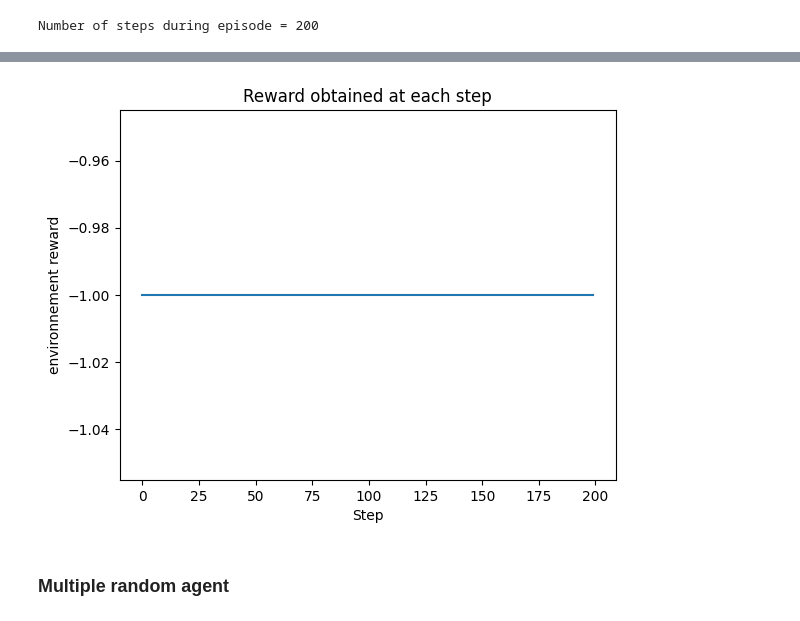
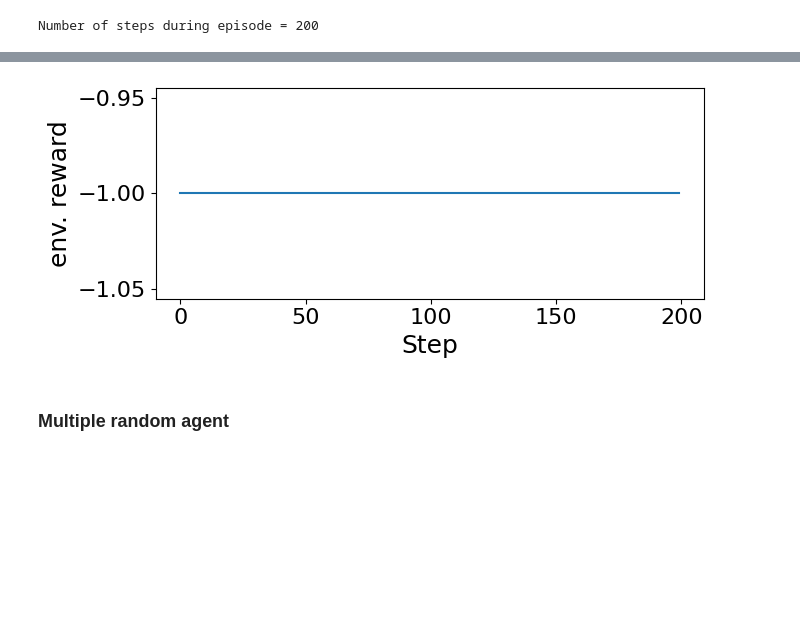
Before and after one commit to schiesser/MontainCar, a Jupyter notebook: Code/RandomAgent.ipynb, the cells around one changed output, grey strips where cells are left out. Saved outputs shown, nothing was run; the diff lists cells and outputs as text; code cells hidden in the pictures; blank space fills up the shorter version.

```diff
--- a/Code/RandomAgent.ipynb
+++ b/Code/RandomAgent.ipynb
@@ -38,11 +46,15 @@ plt.show()
 # %%
+plt.figure(figsize=(7, 3))
 plt.plot(simple_random.observed_reward)
-plt.title('Reward obtained at each step')
-plt.xlabel('Step')
-plt.ylabel('environnement reward')
+#plt.title('Reward obtained at each step', fontsize=18)
+plt.xlabel('Step',fontsize=18)
+plt.ylabel('env. reward',fontsize=18)
+plt.tick_params(axis='both', which='major', labelsize=16)
+plt.tight_layout()
+plt.savefig('random_envreward.png')
 plt.show()
 # %% [output]
-[figure, old version]
+[figure, new version]
 # %% [markdown]
 ### Multiple random agent
 # %%
```
Also changed, not shown: parts of 3 cells of this notebook.
